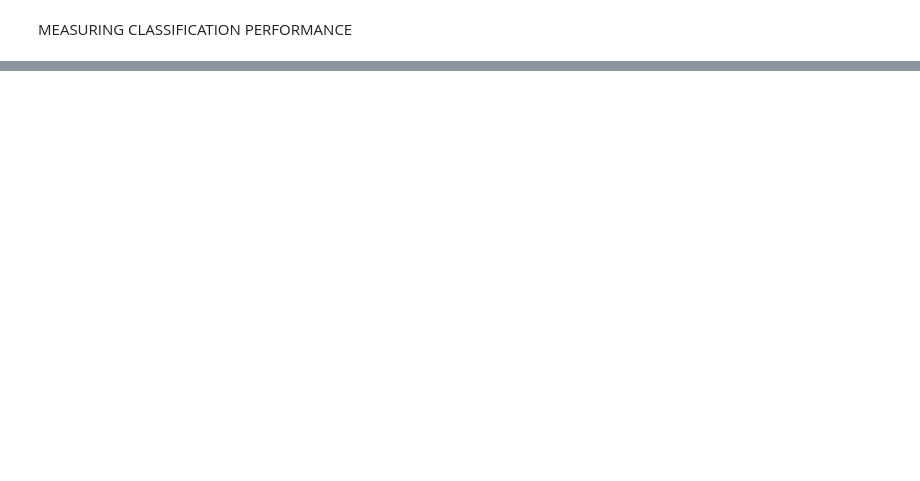
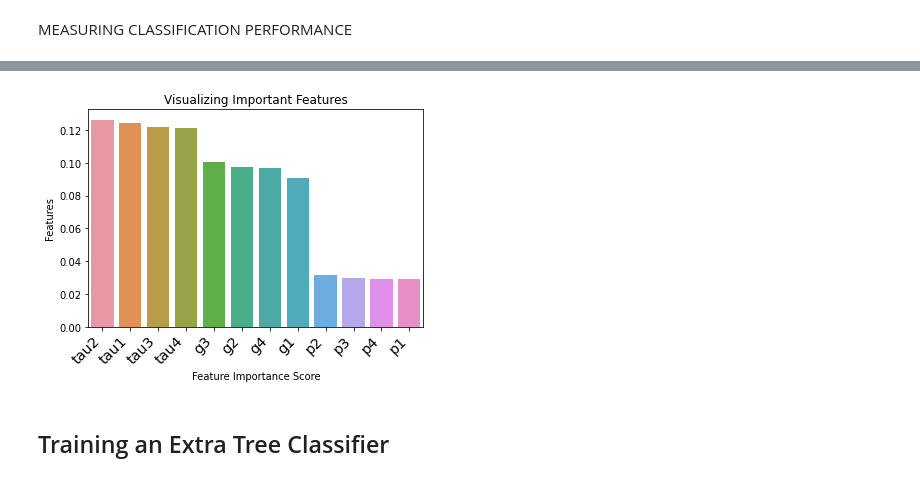
Before and after one commit to ProData-Emmanuel/Climate-Change-Project, a Jupyter notebook: Okeke_Emmanuel_Data_Science_Stage_C_Graded_Quiz_Hamoye_Internship.ipynb, the cells around one changed output, grey strips where cells are left out. Cells and saved outputs as stored; diff of their text form; code cells hidden in the pictures; blank space fills up the shorter version.

```diff
--- a/Okeke_Emmanuel_Data_Science_Stage_C_Graded_Quiz_Hamoye_Internship.ipynb
+++ b/Okeke_Emmanuel_Data_Science_Stage_C_Graded_Quiz_Hamoye_Internship.ipynb
@@ -144,0 +250,7 @@ MEASURING CLASSIFICATION PERFORMANCE
+# %%
+# Training a Random Forest Classifier
+from sklearn.ensemble import RandomForestClassifier
+classifier = RandomForestClassifier(random_state=1)
+
+# Train the model using the training sets
+classifier.fit(normalised_train_df, y_train)
@@ -144,0 +289,7 @@ MEASURING CLASSIFICATION PERFORMANCE
+# %%
+# check Important features
+feature_importances_df = pd.DataFrame(
+    {"feature": list(x_train.columns), "importance": classifier.feature_importances_}
+).sort_values("importance", ascending=False)
+
+feature_importances_df
@@ -144,0 +310,25 @@ MEASURING CLASSIFICATION PERFORMANCE
+# %%
+# visualize important featuers
+
+import numpy as np
+import pandas as pd
+import matplotlib.pyplot as plt
+import seaborn as sns
+
+%matplotlib inline
+
+# Creating a bar plot
+sns.barplot(x=feature_importances_df.feature, y=feature_importances_df.importance)
+
+plt.xlabel("Feature Importance Score")
+plt.ylabel("Features")
+plt.title("Visualizing Important Features")
+
+plt.xticks(
+    rotation=45, horizontalalignment="right", fontweight="light", fontsize="x-large"
+)
+plt.show()
+# %% [output]
+[figure, added]
+# %% [markdown]
+## Training an Extra Tree Classifier
```
Also changed, not shown: parts of 43 cells of this notebook.
